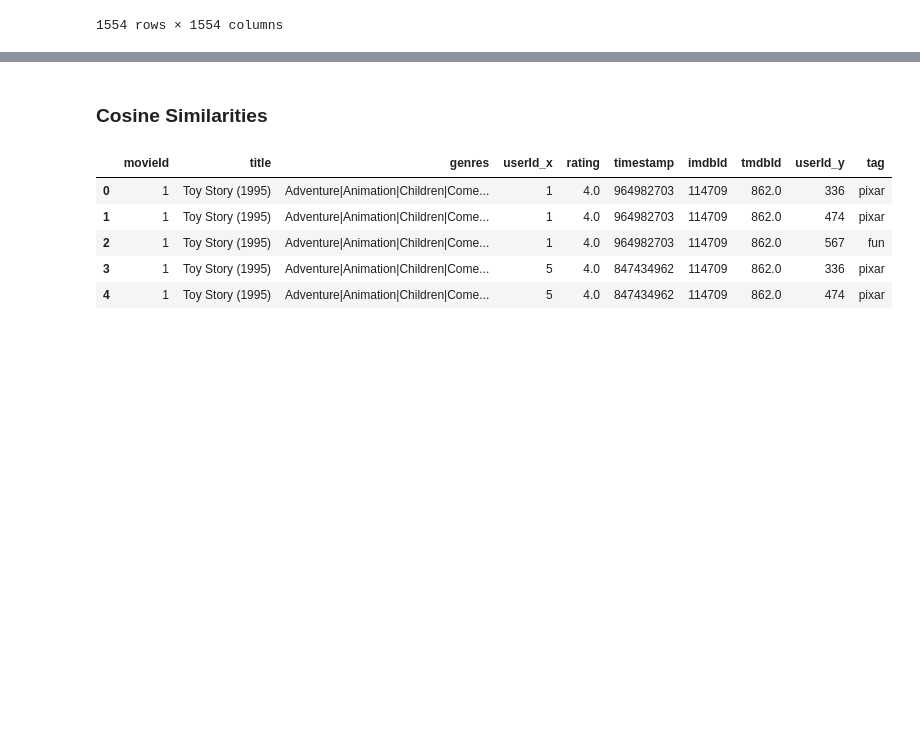
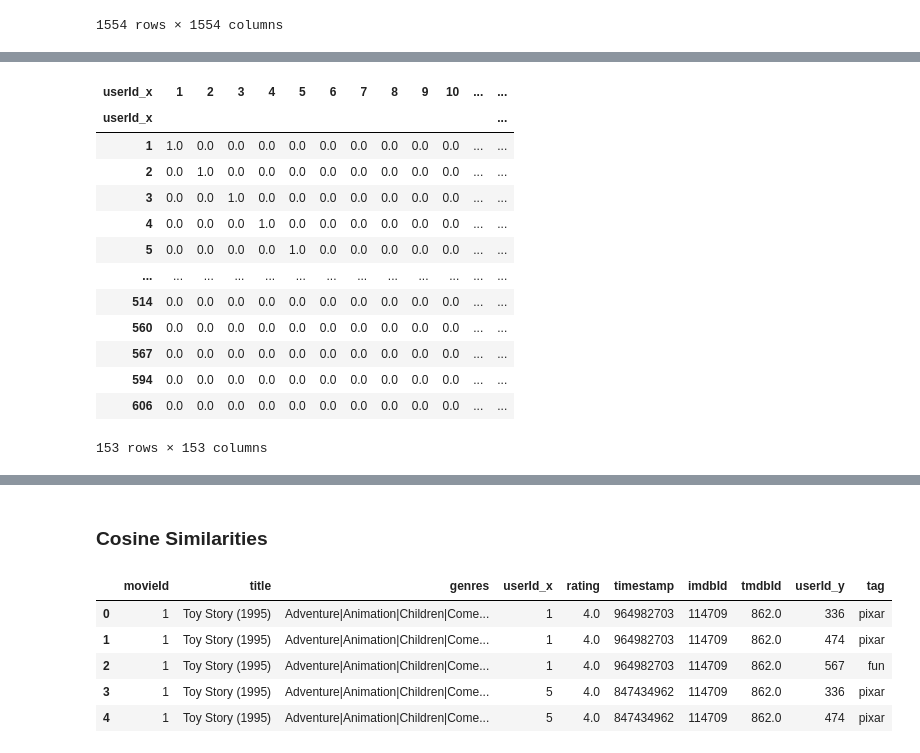
Before and after one commit to hansfranke1985/Public-Media, a Jupyter notebook: Assigment_2/Recommender System_Movielens.ipynb, the cells around one changed output, grey strips where cells are left out. Drawn from its saved outputs; the diff is of its cells as text; code cells hidden in the pictures; blank space fills up the shorter version.

```diff
--- a/Assigment_2/Recommender System_Movielens.ipynb
+++ b/Assigment_2/Recommender System_Movielens.ipynb
@@ -310,0 +341,9 @@ movies_category
+# %%
+#Or we can have users by movies similarities
+
+# remove duplicates
+full_df4 = full_df.copy()
+
+# let's make a crosstab
+users_movies = pd.crosstab(full_df4['userId_x'], full_df3['title'])
+users_movies
@@ -340,0 +464,29 @@ distance_df
+# %%
+# calculate the distances | change a bit to be easier to change the cross_tab input
+
+#users distances based on Movies
+cross_tab = users_movies
+jaccard_distances = pdist(cross_tab.values, metric='jaccard')
+square_jaccard_distances = squareform(jaccard_distances)
+
+#square_jaccard_distances
+jaccard_similarity_array = 1 - square_jaccard_distances
+#jaccard_similarity_array
+
+distance_df = pd.DataFrame(jaccard_similarity_array, index=cross_tab.index, columns=cross_tab.index)
+distance_df
+# %% [output]
+| userId_x | 1 | 2 | 3 | 4 | 5 | 6 | 7 | 8 | 9 | 10 | ... | ... |
+| userId_x |  |  |  |  |  |  |  |  |  |  |  | ... |
+| 1 | 1.0 | 0.0 | 0.0 | 0.0 | 0.0 | 0.0 | 0.0 | 0.0 | 0.0 | 0.0 | ... | ... |
+| 2 | 0.0 | 1.0 | 0.0 | 0.0 | 0.0 | 0.0 | 0.0 | 0.0 | 0.0 | 0.0 | ... | ... |
+| 3 | 0.0 | 0.0 | 1.0 | 0.0 | 0.0 | 0.0 | 0.0 | 0.0 | 0.0 | 0.0 | ... | ... |
+| 4 | 0.0 | 0.0 | 0.0 | 1.0 | 0.0 | 0.0 | 0.0 | 0.0 | 0.0 | 0.0 | ... | ... |
+| 5 | 0.0 | 0.0 | 0.0 | 0.0 | 1.0 | 0.0 | 0.0 | 0.0 | 0.0 | 0.0 | ... | ... |
+| ... | ... | ... | ... | ... | ... | ... | ... | ... | ... | ... | ... | ... |
+| 514 | 0.0 | 0.0 | 0.0 | 0.0 | 0.0 | 0.0 | 0.0 | 0.0 | 0.0 | 0.0 | ... | ... |
+| 560 | 0.0 | 0.0 | 0.0 | 0.0 | 0.0 | 0.0 | 0.0 | 0.0 | 0.0 | 0.0 | ... | ... |
+| 567 | 0.0 | 0.0 | 0.0 | 0.0 | 0.0 | 0.0 | 0.0 | 0.0 | 0.0 | 0.0 | ... | ... |
+| 594 | 0.0 | 0.0 | 0.0 | 0.0 | 0.0 | 0.0 | 0.0 | 0.0 | 0.0 | 0.0 | ... | ... |
+| 606 | 0.0 | 0.0 | 0.0 | 0.0 | 0.0 | 0.0 | 0.0 | 0.0 | 0.0 | 0.0 | ... | ... |
+153 rows × 153 columns
```
Also changed, not shown: parts of 31 cells of this notebook.
